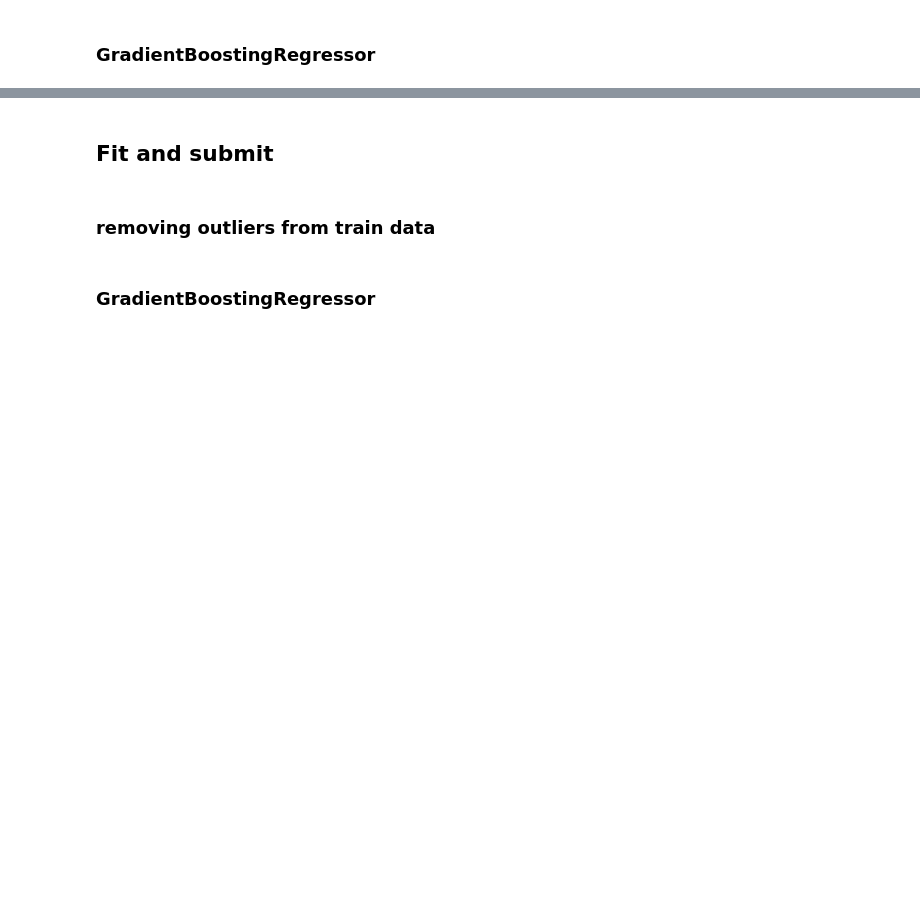
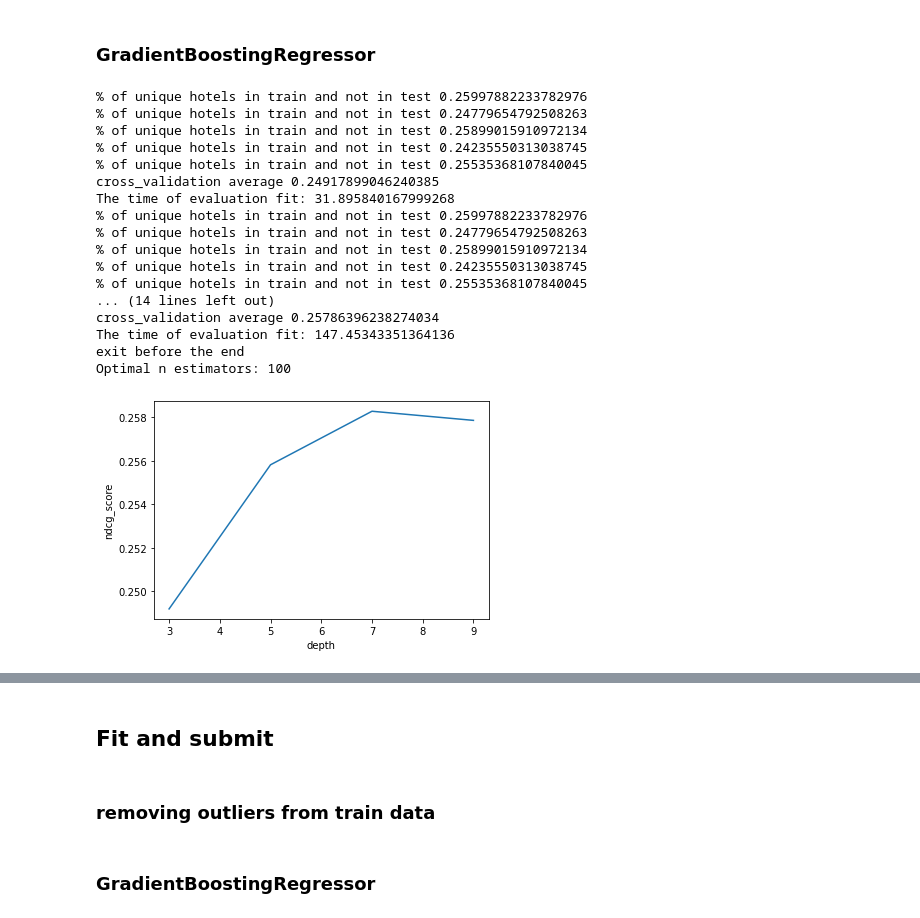
Before and after one commit to wolfbrr/DMT-2022-114, a Jupyter notebook: assignment-2/assignment-2.ipynb, the cells around one changed output, grey strips where cells are left out. Saved outputs shown, nothing was run; the diff lists cells and outputs as text; code cells hidden in the pictures; blank space fills up the shorter version.

```diff
--- a/assignment-2/assignment-2.ipynb
+++ b/assignment-2/assignment-2.ipynb
@@ -99,12 +99,12 @@ assert ndcg_score == (5/np.log2(4))/5 , "assertion ndcg wrong"
 ndcg_@5 0.5
 # %%
 def my_fit_and_predict(model, train_set=[], test_set=[], features_to_choose=[], price_max=[]):
-    x = test_set['prop_id']
-    y = train_set['prop_id']
-    print(f'% of unique hotels in train and not in test {len(set(x) - set(y))/len(set(x))}')
+    #x = test_set['prop_id']
+    #y = train_set['prop_id']
+    #print(f'% of unique hotels in train and not in test {len(set(x) - set(y))/len(set(x))}')
 
-    #X_train, X_test = hotel_booking_likelihood(train_set, test_set)
-    X_train, X_test = (train_set, test_set)
+    X_train, X_test = hotel_booking_likelihood(train_set, test_set)
+    #X_train, X_test = (train_set, test_set)
 
     ## remove outliers from price
     mask = X_train['price_usd']<price_max
@@ -278,7 +278,7 @@ Amount of unique hotels in train and not in test 7773
 train_eng = features_engeneering(train)
 test_eng = features_engeneering(test)
 
-train_eng, test_eng = hotel_booking_likelihood(train_eng, test_eng)
+#train_eng, test_eng = hotel_booking_likelihood(train_eng, test_eng)
 
 train_eng = train_eng.dropna(axis=1)
 train_eng = train_eng.sort_values(by=['srch_id','prop_id'])
@@ -419,3 +422,45 @@ KeyboardInterrupt:
 # %% [markdown]
 ### GradientBoostingRegressor
+# %%
+x = []
+n_estimators = [30, 50, 100, 150, 200, 300]
+prev_ndgc = 0
+for i in n_estimators:
+    start = time.time()
+    model = GradientBoostingRegressor(n_estimators = i, random_state=0)
+    ndcg_score = my_cross_validation(model, X_eval, features_to_choose, n_splits=5, price_max=40000)
+    end = time.time()
+    print("The time of evaluation fit:", end-start)
+    x.append(ndcg_score)
+    if ndcg_score<prev_ndgc:
+        print('exit before the end')
+        break    # break here
+    prev_ndgc=ndcg_score
+
+optimal_score_index = x.index(max(x))
+optimal_n = n_estimators[optimal_score_index]
+print(f'Optimal n estimators: {optimal_n}')
+plt.plot(depth[0:len(x)], x)
+plt.xlabel('depth')
+plt.ylabel('ndcg_score')
+plt.show()
+# %% [output]
+% of unique hotels in train and not in test 0.25997882233782976
+% of unique hotels in train and not in test 0.24779654792508263
+% of unique hotels in train and not in test 0.25899015910972134
+% of unique hotels in train and not in test 0.24235550313038745
+% of unique hotels in train and not in test 0.25535368107840045
+cross_validation average 0.24917899046240385
+The time of evaluation fit: 31.895840167999268
+% of unique hotels in train and not in test 0.25997882233782976
+% of unique hotels in train and not in test 0.24779654792508263
+% of unique hotels in train and not in test 0.25899015910972134
+% of unique hotels in train and not in test 0.24235550313038745
+% of unique hotels in train and not in test 0.25535368107840045
+... (14 lines left out)
+cross_validation average 0.25786396238274034
+The time of evaluation fit: 147.45343351364136
+exit before the end
+Optimal n estimators: 100
+[figure, added]
 # %%
```
Also changed, not shown: parts of 5 cells of this notebook, 1 other file.
